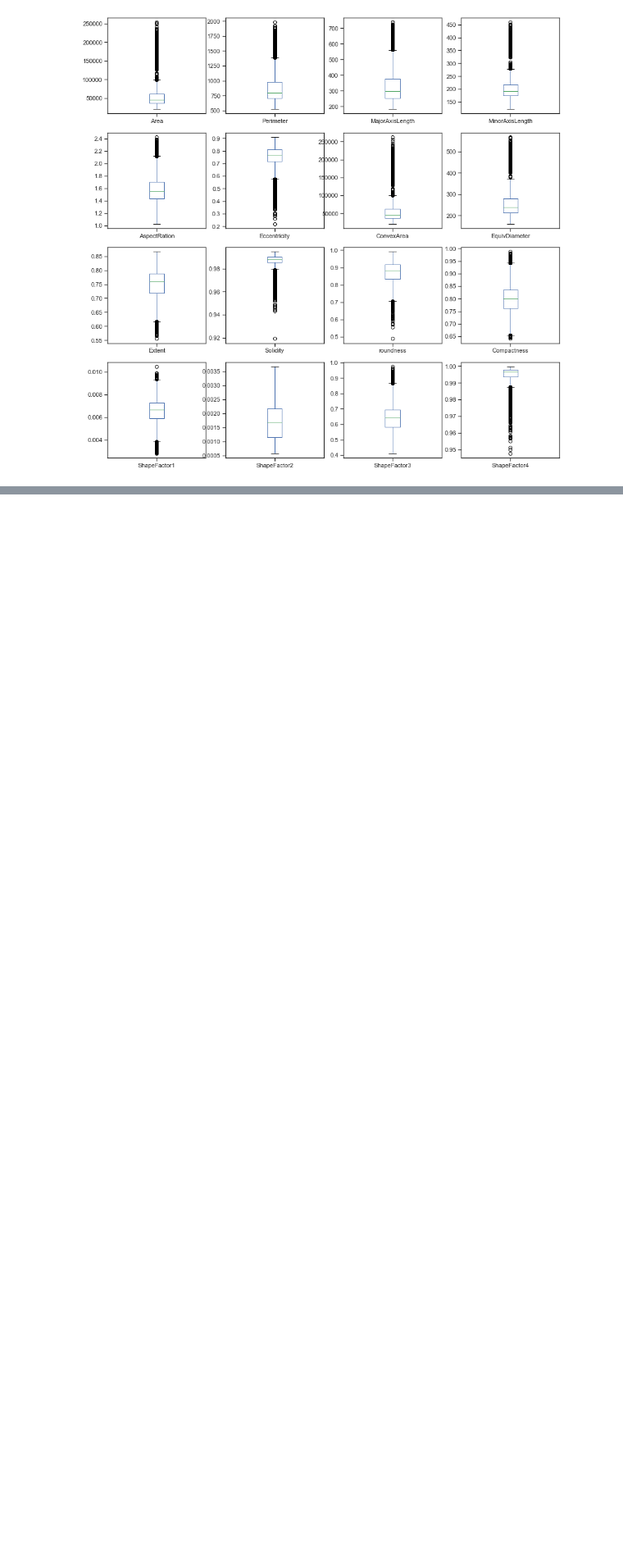
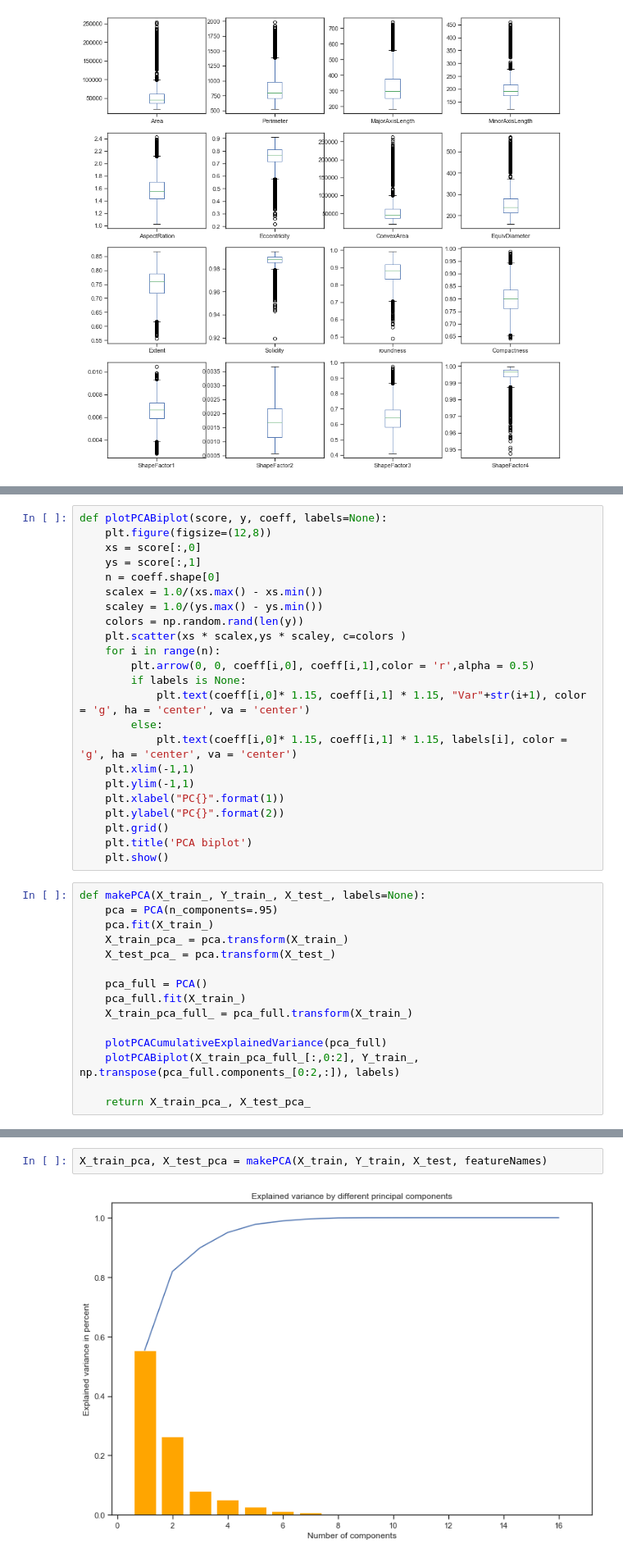
Before and after one commit to taba95/DataSpaces, a Jupyter notebook: Tesina.ipynb, the cells around one changed output, grey strips where cells are left out. Shown: that part at 82% size. Drawn from its saved outputs; the diff is of its cells as text; blank space fills up the shorter version.

```diff
--- a/Tesina.ipynb
+++ b/Tesina.ipynb
@@ -161,0 +262,38 @@ plt.show()
+# %%
+def plotPCABiplot(score, y, coeff, labels=None):
+    plt.figure(figsize=(12,8))
+    xs = score[:,0]
+    ys = score[:,1]
+    n = coeff.shape[0]
+    scalex = 1.0/(xs.max() - xs.min())
+    scaley = 1.0/(ys.max() - ys.min())
+    colors = np.random.rand(len(y))
+    plt.scatter(xs * scalex,ys * scaley, c=colors )
+    for i in range(n):
+        plt.arrow(0, 0, coeff[i,0], coeff[i,1],color = 'r',alpha = 0.5)
+        if labels is None:
+            plt.text(coeff[i,0]* 1.15, coeff[i,1] * 1.15, "Var"+str(i+1), color = 'g', ha = 'center', va = 'center')
+        else:
+            plt.text(coeff[i,0]* 1.15, coeff[i,1] * 1.15, labels[i], color = 'g', ha = 'center', va = 'center')
+    plt.xlim(-1,1)
+    plt.ylim(-1,1)
+    plt.xlabel("PC{}".format(1))
+    plt.ylabel("PC{}".format(2))
+    plt.grid()
+    plt.title('PCA biplot')
+    plt.show()
+# %%
+def makePCA(X_train_, Y_train_, X_test_, labels=None):
+    pca = PCA(n_components=.95)
+    pca.fit(X_train_)
+    X_train_pca_ = pca.transform(X_train_)
+    X_test_pca_ = pca.transform(X_test_)
+
+    pca_full = PCA()
+    pca_full.fit(X_train_)
+    X_train_pca_full_ = pca_full.transform(X_train_)
+
+    plotPCACumulativeExplainedVariance(pca_full)
+    plotPCABiplot(X_train_pca_full_[:,0:2], Y_train_, np.transpose(pca_full.components_[0:2,:]), labels)
+
+    return X_train_pca_, X_test_pca_
@@ -161,0 +310,4 @@ plt.show()
+# %%
+X_train_pca, X_test_pca = makePCA(X_train, Y_train, X_test, featureNames)
+# %% [output]
+[figure, added]
```
Also changed, not shown: parts of 55 cells of this notebook.
